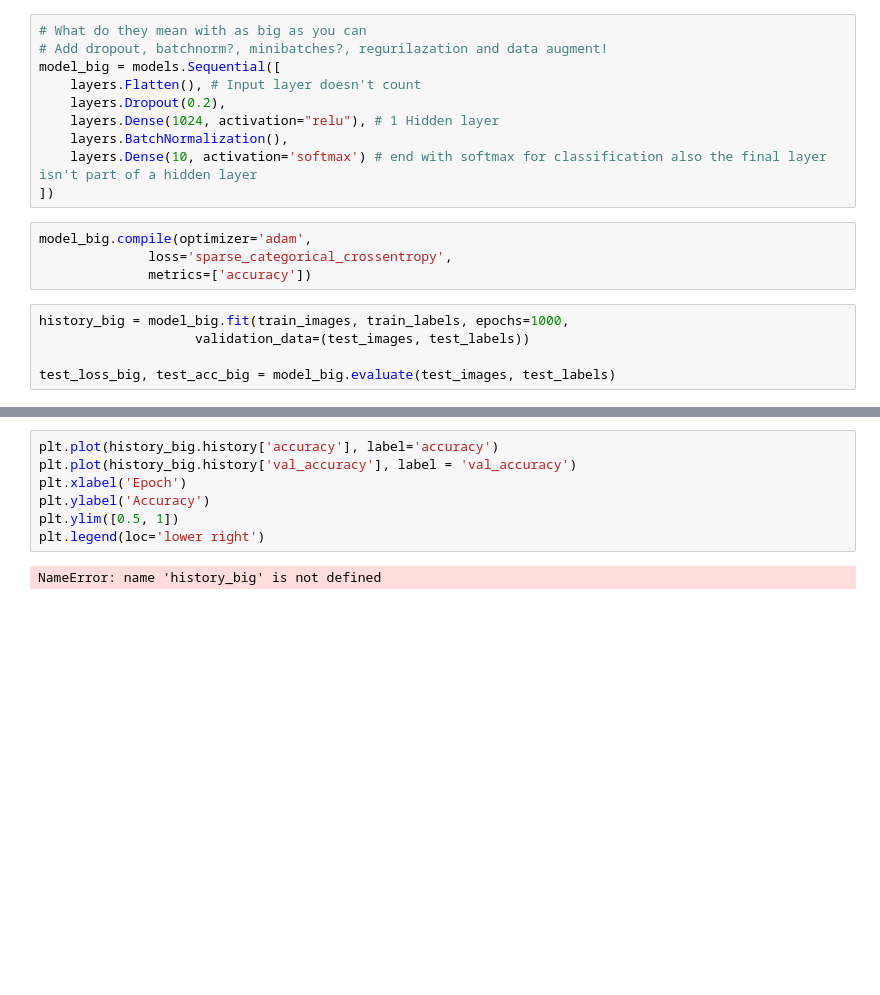
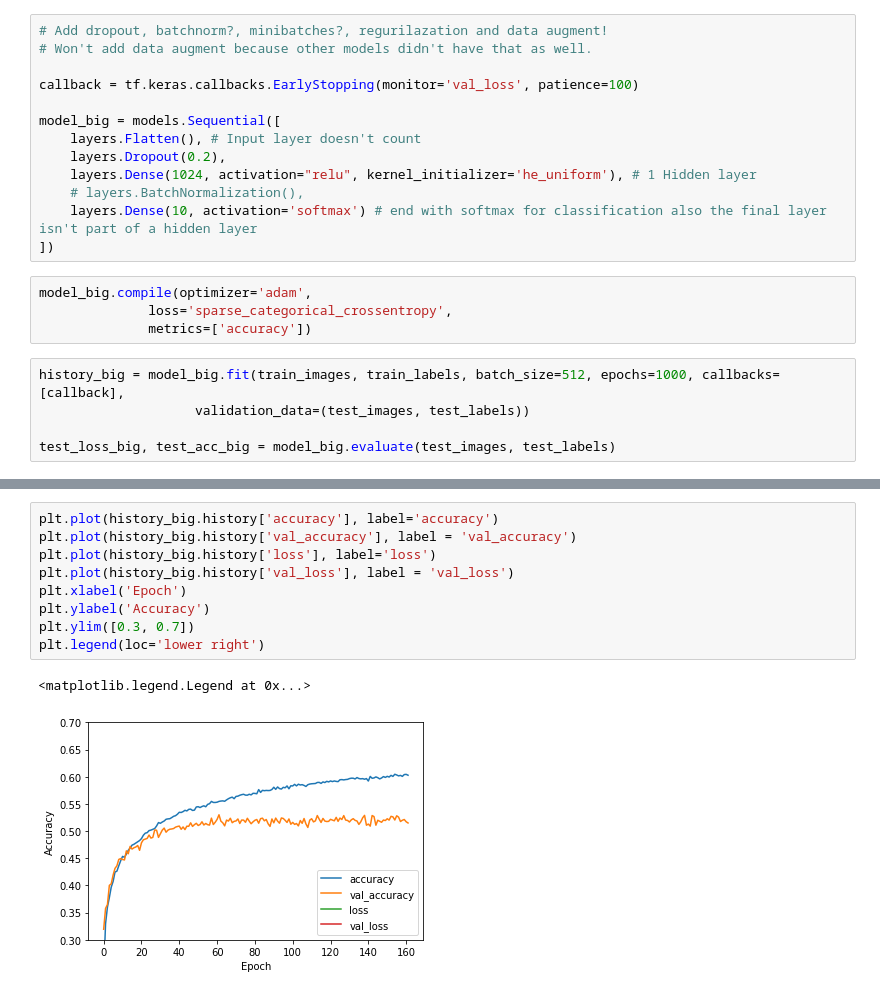
Before and after one commit to Ylja07/Cds-machine-learning, a Jupyter notebook: exercise_deep_learning_tensorflow/Week 6 Deep Learning/Perceptron.ipynb, the cells around one changed output, grey strips where cells are left out. Cells and saved outputs as stored; diff of their text form; blank space fills up the shorter version.

```diff
--- a/exercise_deep_learning_tensorflow/Week 6 Deep Learning/Perceptron.ipynb
+++ b/exercise_deep_learning_tensorflow/Week 6 Deep Learning/Perceptron.ipynb
@@ -141,11 +164,14 @@ The best accuracy amongst all teams will be awarded extra points.
 # %%
-# What do they mean with as big as you can
 # Add dropout, batchnorm?, minibatches?, regurilazation and data augment!
+# Won't add data augment because other models didn't have that as well.
+
+callback = tf.keras.callbacks.EarlyStopping(monitor='val_loss', patience=100)
+
 model_big = models.Sequential([
     layers.Flatten(), # Input layer doesn't count
     layers.Dropout(0.2),
-    layers.Dense(1024, activation="relu"), # 1 Hidden layer
-    layers.BatchNormalization(),
+    layers.Dense(1024, activation="relu", kernel_initializer='he_uniform'), # 1 Hidden layer
+    # layers.BatchNormalization(),
     layers.Dense(10, activation='softmax') # end with softmax for classification also the final layer isn't part of a hidden layer
 ])
 # %%
@@ -153,7 +179,7 @@ model_big.compile(optimizer='adam',
               loss='sparse_categorical_crossentropy',
               metrics=['accuracy'])
 # %%
-history_big = model_big.fit(train_images, train_labels, epochs=1000,
+history_big = model_big.fit(train_images, train_labels, batch_size=512, epochs=1000, callbacks=[callback],
                     validation_data=(test_images, test_labels))
 
 test_loss_big, test_acc_big = model_big.evaluate(test_images, test_labels)
@@ -179,9 +213,12 @@ KeyboardInterrupt:
 # %%
 plt.plot(history_big.history['accuracy'], label='accuracy')
 plt.plot(history_big.history['val_accuracy'], label = 'val_accuracy')
+plt.plot(history_big.history['loss'], label='loss')
+plt.plot(history_big.history['val_loss'], label = 'val_loss')
 plt.xlabel('Epoch')
 plt.ylabel('Accuracy')
-plt.ylim([0.5, 1])
+plt.ylim([0.3, 0.7])
 plt.legend(loc='lower right')
 # %% [output]
-NameError: name 'history_big' is not defined
+<matplotlib.legend.Legend at 0x...>
+[figure, added]
```
Also changed, not shown: parts of 9 cells of this notebook.
